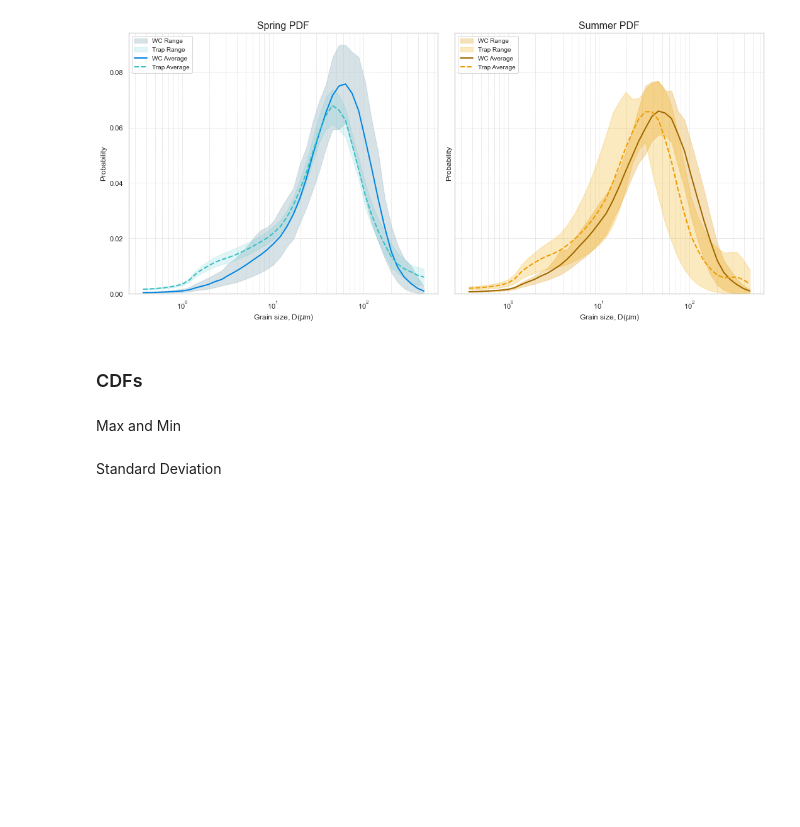
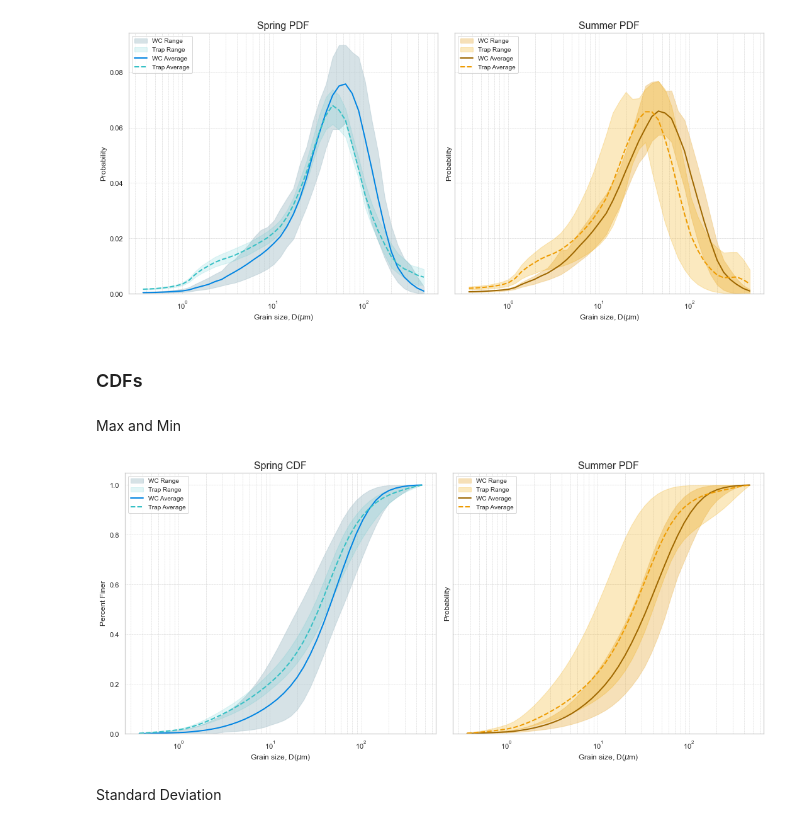
Before and after one commit to nicole-hucke/sediment_trap_paper, a Jupyter notebook: data_analysis/GSD_trap_vs_WC_analysis/PDF_plots.ipynb, the cells around one changed output. Cells and saved outputs as stored; diff of their text form; code cells hidden in the pictures; blank space fills up the shorter version.

Commit message:
adding cdf subplots

```diff
--- a/data_analysis/GSD_trap_vs_WC_analysis/PDF_plots.ipynb
+++ b/data_analysis/GSD_trap_vs_WC_analysis/PDF_plots.ipynb
@@ -860,5 +859,43 @@ plt.show()
 ### CDFs
 # %% [markdown]
 Max and Min
+# %%
+sns.set(style='whitegrid')
+fig, ax = plt.subplots(nrows=1, ncols=2, figsize=(15, 7), sharey=True)
+
+# SPRING
+ax[0].fill_between(grain_sizes, water_SP_cdf['min'], water_SP_cdf['max'], color='#AEC6CF', alpha=0.5, label='WC Range')
+ax[0].fill_between(grain_sizes, trap_SP_cdf['min'], trap_SP_cdf['max'], color="#36C0C5", alpha=0.15, label='Trap Range')
+# plot the average lines
+ax[0].plot(grain_sizes, water_SP_cdf['avg'], color="#0084E2", linewidth=2, label='WC Average')
+ax[0].plot(grain_sizes, trap_SP_cdf['avg'], color="#36C0C5", linewidth=2, linestyle='--', label='Trap Average')
+# labels
+ax[0].set_title('Spring CDF', fontsize=16)
+ax[0].set_xlabel('Grain size, D($\mu$m)', fontsize=12)
+ax[0].set_ylabel('Percent Finer', fontsize=12)
+ax[0].set_xscale('log')
+ax[0].set_ylim(bottom=0)
+ax[0].legend(loc='upper left', frameon=True, fontsize=10)
+ax[0].grid(True, which='both', linestyle='--', linewidth=0.5)
+
+# SUMMER
+ax[1].fill_between(grain_sizes, water_SM_cdf['min'], water_SM_cdf['max'], color="#EEC372", alpha=0.5, label='WC Range')
+ax[1].fill_between(grain_sizes, trap_SM_cdf['min'], trap_SM_cdf['max'], color="#F2A900", alpha=0.25, label='Trap Range')
+# plot the average lines
+ax[1].plot(grain_sizes, water_SM_cdf['avg'], color="#9E6700", linewidth=2, label='WC Average')
+ax[1].plot(grain_sizes, trap_SM_cdf['avg'], color="#EE9B01", linewidth=2, linestyle='--', label='Trap Average')
+# labels
+ax[1].set_title('Summer PDF', fontsize=16)
+ax[1].set_xlabel('Grain size, D($\mu$m)', fontsize=12)
+ax[1].set_ylabel('Probability', fontsize=12)
+ax[1].set_xscale('log')
+ax[1].set_ylim(bottom=0)
+ax[1].legend(loc='upper left', frameon=True, fontsize=10)
+ax[1].grid(True, which='both', linestyle='--', linewidth=0.5)
+
+plt.tight_layout()
+plt.show()
+# %% [output]
+[figure, added]
 # %% [markdown]
 Standard Deviation
```
Also changed, not shown: parts of 6 cells of this notebook.
